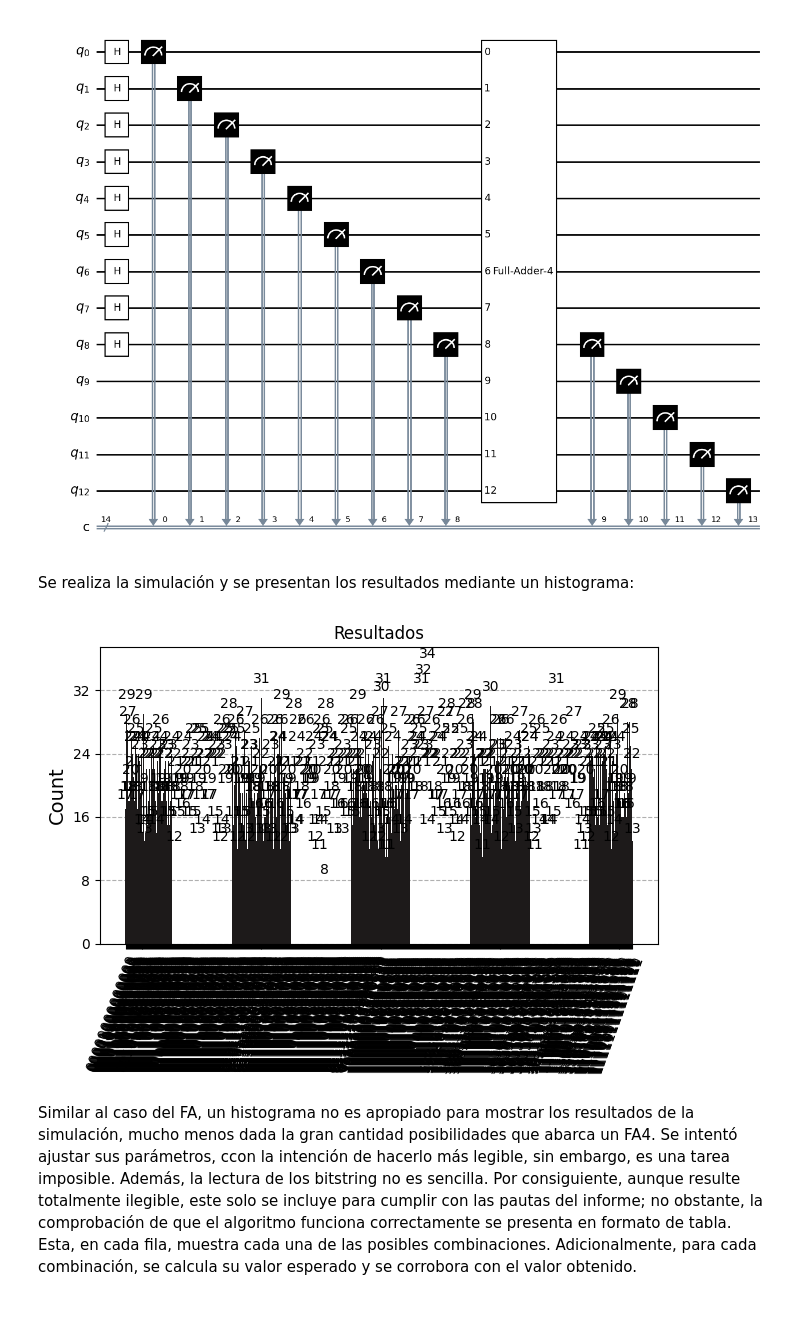
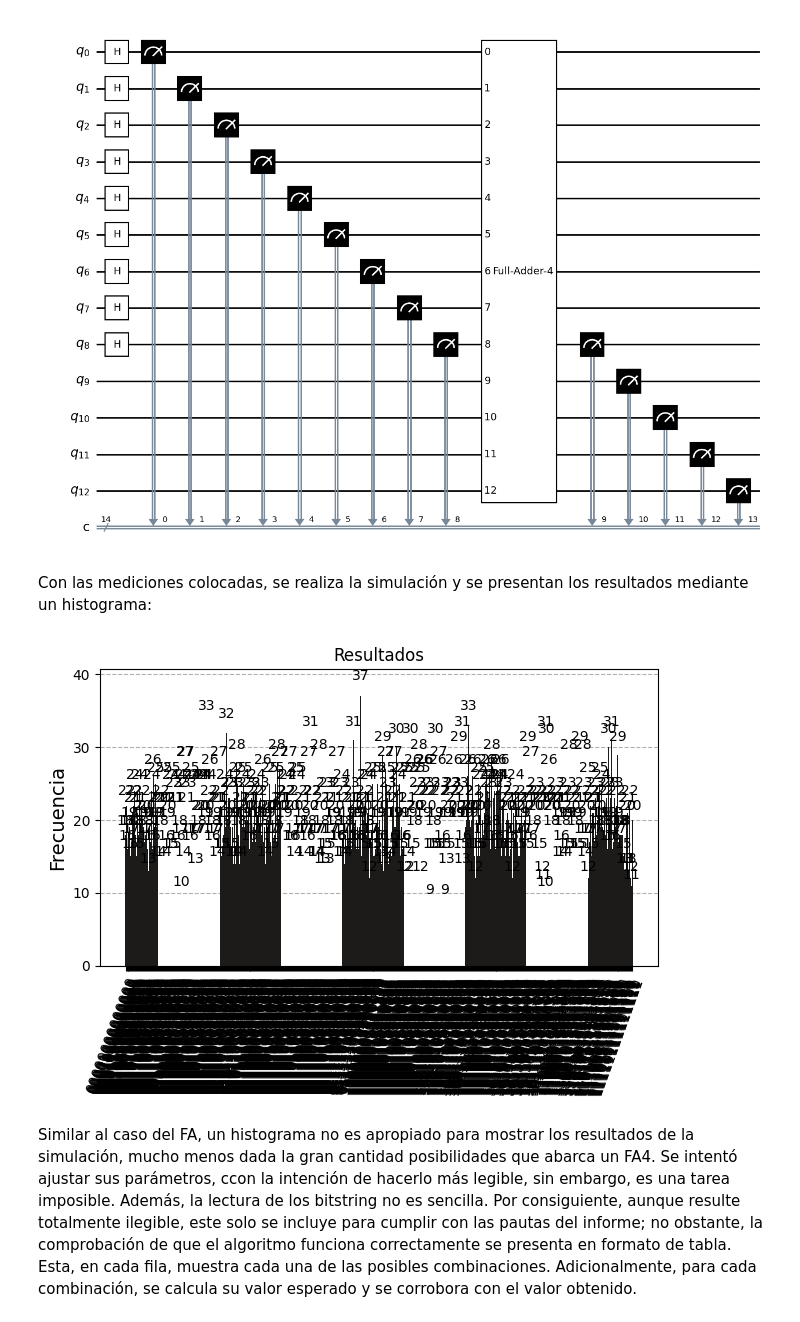
Before and after one commit to iroumec/Quantum-Computing, a Jupyter notebook: segunda_entrega.ipynb, the cells around one changed output. Cells and saved outputs as stored; diff of their text form; code cells hidden in the pictures.

Commit message:
Se corrgió la etiqueta del eje Y y se realizaron otras correcciones mínimas

```diff
--- a/segunda_entrega.ipynb
+++ b/segunda_entrega.ipynb
@@ -237,17 +240,20 @@ measured_quantum_circuit.draw(output='mpl', style='bw')
 # %% [output]
 [figure]
 # %% [markdown]
-Se realiza la simulación y se presentan los resultados mediante un histograma:
+Con las mediciones colocadas, se realiza la simulación y se presentan los resultados mediante un histograma:
 # %%
 simulator = AerSimulator()
 transpiled = transpile(measured_quantum_circuit, simulator)
 job = simulator.run(transpiled, shots=10240)
 results = job.result()
 counts = results.get_counts(transpiled)
 
-plot_histogram(counts, title="Resultados", color="#1D1A1A")
+histogram = plot_histogram(counts, title="Resultados", color="#1D1A1A")
+histogram.axes[0].set_ylabel("Frecuencia")
+
+histogram
 # %% [output]
-[figure, old version]
+[figure, new version]
 # %% [markdown]
 Similar al caso del FA, un histograma no es apropiado para mostrar los resultados de la simulación, mucho menos dada la gran cantidad posibilidades que abarca un FA4. Se intentó ajustar sus parámetros, ccon la intención de hacerlo más legible, sin embargo, es una tarea imposible. Además, la lectura de los bitstring no es sencilla. Por consiguiente, aunque resulte totalmente ilegible, este solo se incluye para cumplir con las pautas del informe; no obstante, la comprobación de que el algoritmo funciona correctamente se presenta en formato de tabla. Esta, en cada fila, muestra cada una de las posibles combinaciones. Adicionalmente, para cada combinación, se calcula su valor esperado y se corrobora con el valor obtenido.
 # %%
```
Also changed, not shown: parts of 13 cells of this notebook.
